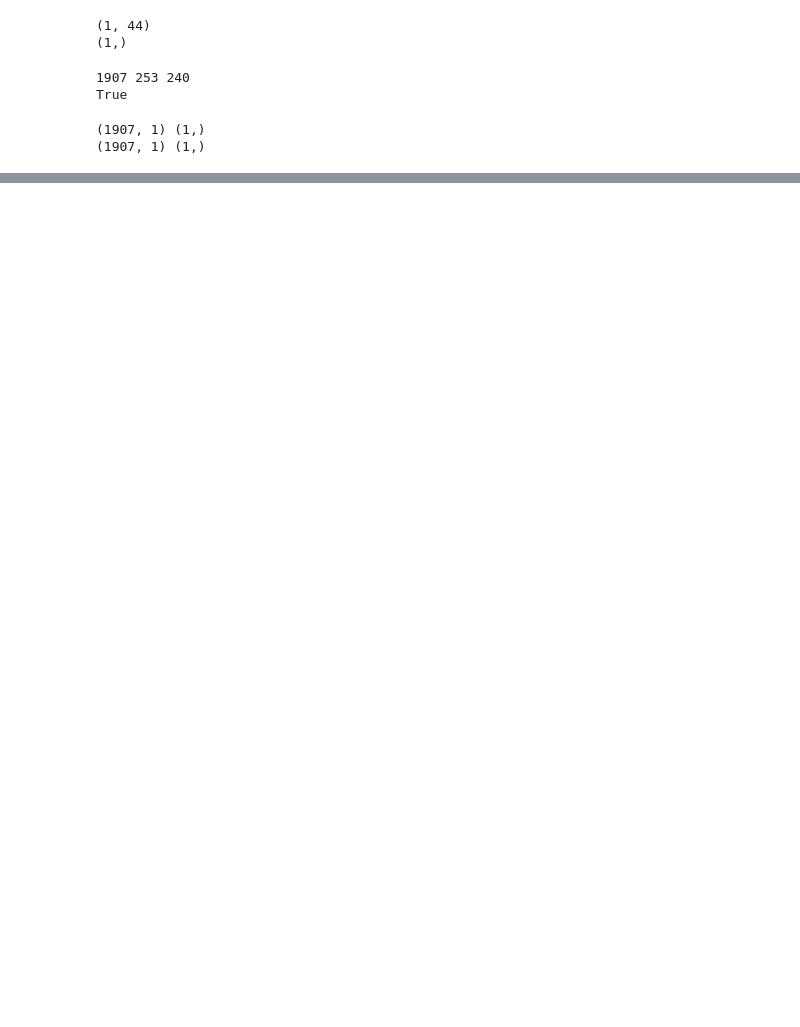
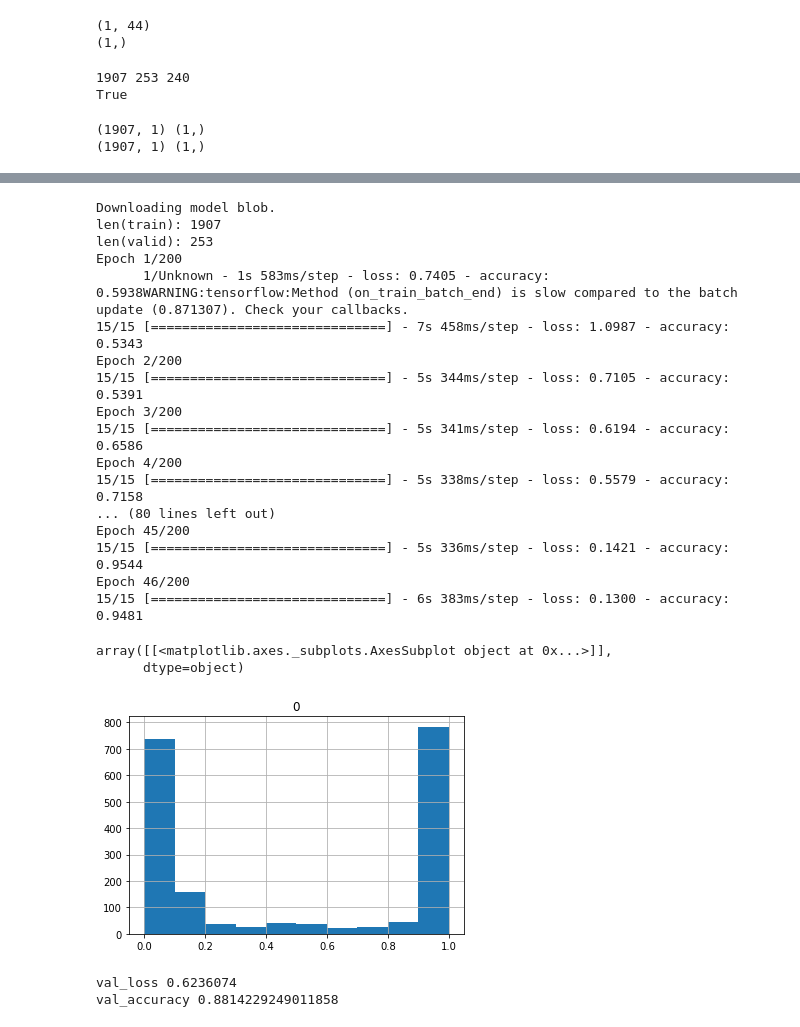
Before and after one commit to skeller88/big_earth_springboard_project, a Jupyter notebook: data_science/model.ipynb, the cells around one changed output, grey strips where cells are left out. Saved outputs shown, nothing was run; the diff lists cells and outputs as text; code cells hidden in the pictures; blank space fills up the shorter version.

```diff
--- a/data_science/model.ipynb
+++ b/data_science/model.ipynb
@@ -556,22 +388,0 @@ train_dataset.element_spec
-# %%
-train_generator = AugmentedImageSequenceFromNpy(x=x_train, y=y_train, batch_size=batch_size,
-                                                augmentations=None, band_stats=stats)
-
-start = time.time()
-num_batches = 0
-num_els = 0
-for x, y in train_generator.make_one_shot_iterator():
-    num_batches += 1
-    num_els += len(x)
-    continue
-print(f'AugmentedImageSequenceFromNpy finished {num_batches} batches with {num_els} elements in {time.time() - start}')
-
-start = time.time()
-num_batches = 0
-num_els = 0
-train_dataset = get_image_dataset(x_train, y_train, augmentations=None, band_stats=stats, batch_size=batch_size)
-for x, y in train_dataset.make_one_shot_iterator():
-    num_batches += 1
-    num_els += len(x)
-    continue
-print(f'Image dataset finished {num_batches} batches with {num_els} elements in {time.time() - start}')
@@ -580,0 +615,41 @@ Image dataset finished 15 batches with 1907 elements in 6.682146310806274
+# %%
+# Overfit on all training data
+model = basic_cnn_model((120, 120, 3), n_classes)
+experiment_name = f"{project_name}_basic_cnn_2020_1_31"
+history, y_actual, y_pred, y_pred_probs = train_keras_model(
+    x_train=x_train, y_train=y_train, x_valid=None, y_valid=None, image_augmentations=None,
+    bucket=bucket, model_dir=model_dir, gcs_model_dir=gcs_model_dir, gcs_log_dir=gcs_log_dir,
+    experiment_name=experiment_name, start_model=model, should_train_from_scratch=True, lr=3e-4,
+    should_upload_to_gcs=False,
+    n_epochs=200, early_stopping_patience=10)
+pd.DataFrame(y_pred_probs).hist()
+# %% [output]
+Downloading model blob.
+len(train): 1907
+len(valid): 253
+Epoch 1/200
+      1/Unknown - 1s 583ms/step - loss: 0.7405 - accuracy: 0.5938WARNING:tensorflow:Method (on_train_batch_end) is slow compared to the batch update (0.871307). Check your callbacks.
+15/15 [==============================] - 7s 458ms/step - loss: 1.0987 - accuracy: 0.5343
+Epoch 2/200
+15/15 [==============================] - 5s 344ms/step - loss: 0.7105 - accuracy: 0.5391
+Epoch 3/200
+15/15 [==============================] - 5s 341ms/step - loss: 0.6194 - accuracy: 0.6586
+Epoch 4/200
+15/15 [==============================] - 5s 338ms/step - loss: 0.5579 - accuracy: 0.7158
+... (80 lines left out)
+Epoch 45/200
+15/15 [==============================] - 5s 336ms/step - loss: 0.1421 - accuracy: 0.9544
+Epoch 46/200
+15/15 [==============================] - 6s 383ms/step - loss: 0.1300 - accuracy: 0.9481
+array([[<matplotlib.axes._subplots.AxesSubplot object at 0x...>]],
+      dtype=object)
+[figure, added]
+# %%
+valid_generator = get_image_dataset(x=x_valid, y=y_valid, augmentations=None, band_stats=stats,
+                                                  batch_size=batch_size)
+actual_y_valid, pred_y_valid, pred_y_valid_probs = get_predictions_for_dataset(valid_generator, model)
+print('val_loss', binary_crossentropy(actual_y_valid, pred_y_valid_probs).numpy())
+print('val_accuracy', accuracy_score(actual_y_valid, pred_y_valid))
+# %% [output]
+val_loss 0.6236074
+val_accuracy 0.8814229249011858
```
Also changed, not shown: parts of 49 cells of this notebook, 13 other files.
